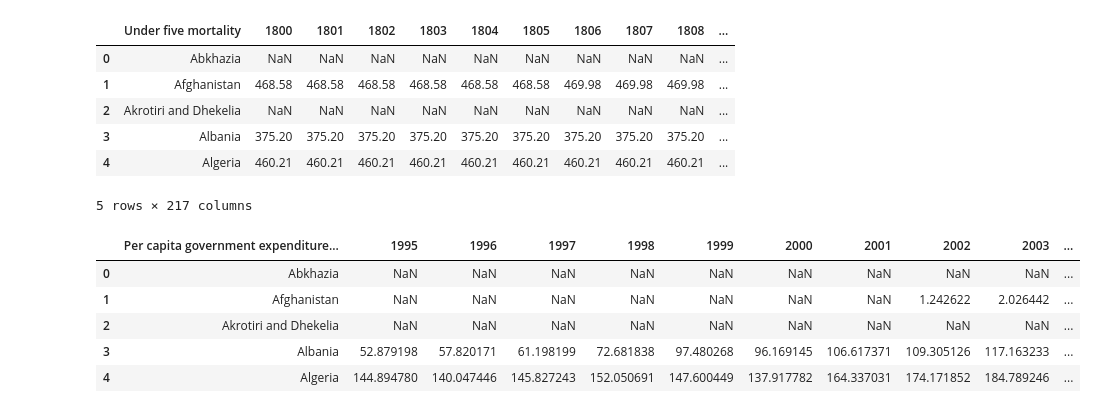
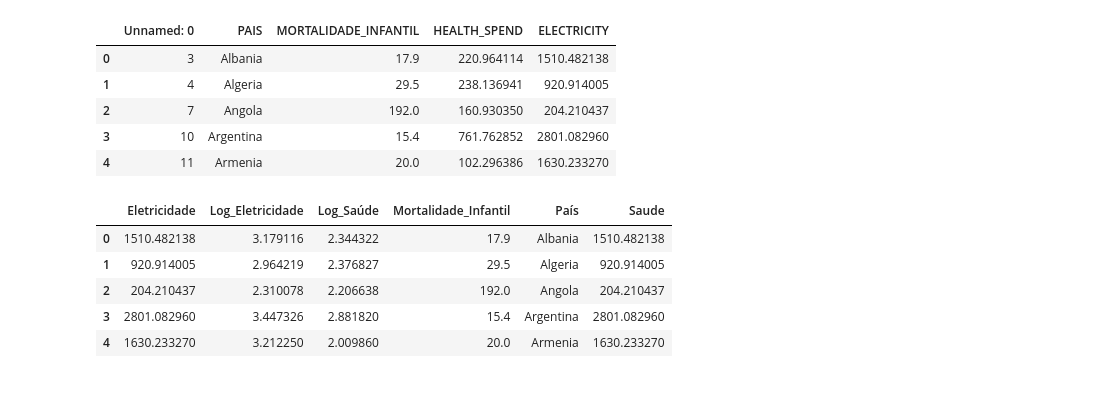
Before and after one commit to carloshljr/CD, a Jupyter notebook: Projeto 3/Projeto 3.ipynb, the cells around one changed output. Cells and saved outputs as stored; diff of their text form; code cells hidden in the pictures.

```diff
--- a/Projeto 3/Projeto 3.ipynb
+++ b/Projeto 3/Projeto 3.ipynb
@@ -21,19 +23,45 @@ electricity = pd.read_excel('Indicator_Electricity consumption per capita.xlsx')
+# %%
+mortalidade = pd.read_csv("dados_mort")
 # %%
 mortalidade.head()
 # %% [output]
-|  | Under five mortality | 1800 | 1801 | 1802 | 1803 | 1804 | 1805 | 1806 | 1807 | 1808 | ... |
-| 0 | Abkhazia | NaN | NaN | NaN | NaN | NaN | NaN | NaN | NaN | NaN | ... |
-| 1 | Afghanistan | 468.58 | 468.58 | 468.58 | 468.58 | 468.58 | 468.58 | 469.98 | 469.98 | 469.98 | ... |
-| 2 | Akrotiri and Dhekelia | NaN | NaN | NaN | NaN | NaN | NaN | NaN | NaN | NaN | ... |
-| 3 | Albania | 375.20 | 375.20 | 375.20 | 375.20 | 375.20 | 375.20 | 375.20 | 375.20 | 375.20 | ... |
-| 4 | Algeria | 460.21 | 460.21 | 460.21 | 460.21 | 460.21 | 460.21 | 460.21 | 460.21 | 460.21 | ... |
+|  | Unnamed: 0 | PAIS | MORTALIDADE_INFANTIL | HEALTH_SPEND | ELECTRICITY |
+| 0 | 3 | Albania | 17.9 | 220.964114 | 1510.482138 |
+| 1 | 4 | Algeria | 29.5 | 238.136941 | 920.914005 |
+| 2 | 7 | Angola | 192.0 | 160.930350 | 204.210437 |
+| 3 | 10 | Argentina | 15.4 | 761.762852 | 2801.082960 |
+| 4 | 11 | Armenia | 20.0 | 102.296386 | 1630.233270 |
-5 rows × 217 columns
+# %%
+log_saude=[]
+log_eletricidade=[]
+saude=[]
+eletricidade=[]
+pais=[]
+mortalidad=[]
+
+for i in range(len(mortalidade)):
+    log_saude.append(math.log10(mortalidade.HEALTH_SPEND[i]))
+    log_eletricidade.append(math.log10(mortalidade.ELECTRICITY[i]))
+
+
+MORTALIDADE_INFANTIL = list(mortalidade.MORTALIDADE_INFANTIL)
+ELETRICIDADE = list(mortalidade.ELECTRICITY)
+PAIS = list(mortalidade.PAIS)
+SAUDE = list(mortalidade.ELECTRICITY)
+
+for i in range(len(mortalidade)):
+    mortalidad.append(MORTALIDADE_INFANTIL[i])
+    pais.append(PAIS[i])
+    saude.append(SAUDE[i])
+    eletricidade.append(ELETRICIDADE[i])
+
+mortalidade0 = pd.DataFrame({"Eletricidade":eletricidade,"Saude":saude,"Mortalidade_Infantil":mortalidad,"Log_Eletricidade":log_eletricidade,"Log_Saúde":log_saude,"País":pais})
 # %%
-health.head()
+mortalidade0.head()
 # %% [output]
-|  | Per capita government expenditure... | 1995 | 1996 | 1997 | 1998 | 1999 | 2000 | 2001 | 2002 | 2003 | ... |
-| 0 | Abkhazia | NaN | NaN | NaN | NaN | NaN | NaN | NaN | NaN | NaN | ... |
-| 1 | Afghanistan | NaN | NaN | NaN | NaN | NaN | NaN | NaN | 1.242622 | 2.026442 | ... |
-| 2 | Akrotiri and Dhekelia | NaN | NaN | NaN | NaN | NaN | NaN | NaN | NaN | NaN | ... |
-| 3 | Albania | 52.879198 | 57.820171 | 61.198199 | 72.681838 | 97.480268 | 96.169145 | 106.617371 | 109.305126 | 117.163233 | ... |
-| 4 | Algeria | 144.894780 | 140.047446 | 145.827243 | 152.050691 | 147.600449 | 137.917782 | 164.337031 | 174.171852 | 184.789246 | ... |
+|  | Eletricidade | Log_Eletricidade | Log_Saúde | Mortalidade_Infantil | País | Saude |
+| 0 | 1510.482138 | 3.179116 | 2.344322 | 17.9 | Albania | 1510.482138 |
+| 1 | 920.914005 | 2.964219 | 2.376827 | 29.5 | Algeria | 920.914005 |
+| 2 | 204.210437 | 2.310078 | 2.206638 | 192.0 | Angola | 204.210437 |
+| 3 | 2801.082960 | 3.447326 | 2.881820 | 15.4 | Argentina | 2801.082960 |
+| 4 | 1630.233270 | 3.212250 | 2.009860 | 20.0 | Armenia | 1630.233270 |
```
Also changed, not shown: parts of 17 cells of this notebook, 1 other file.
